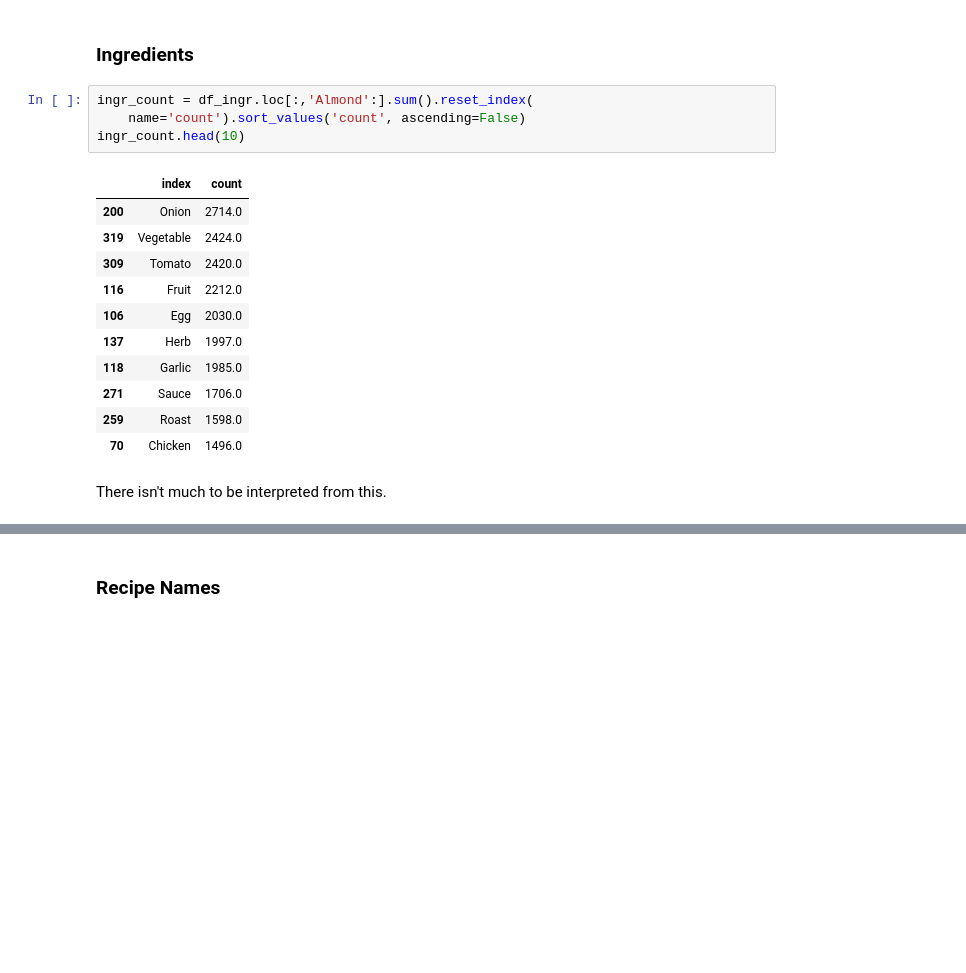
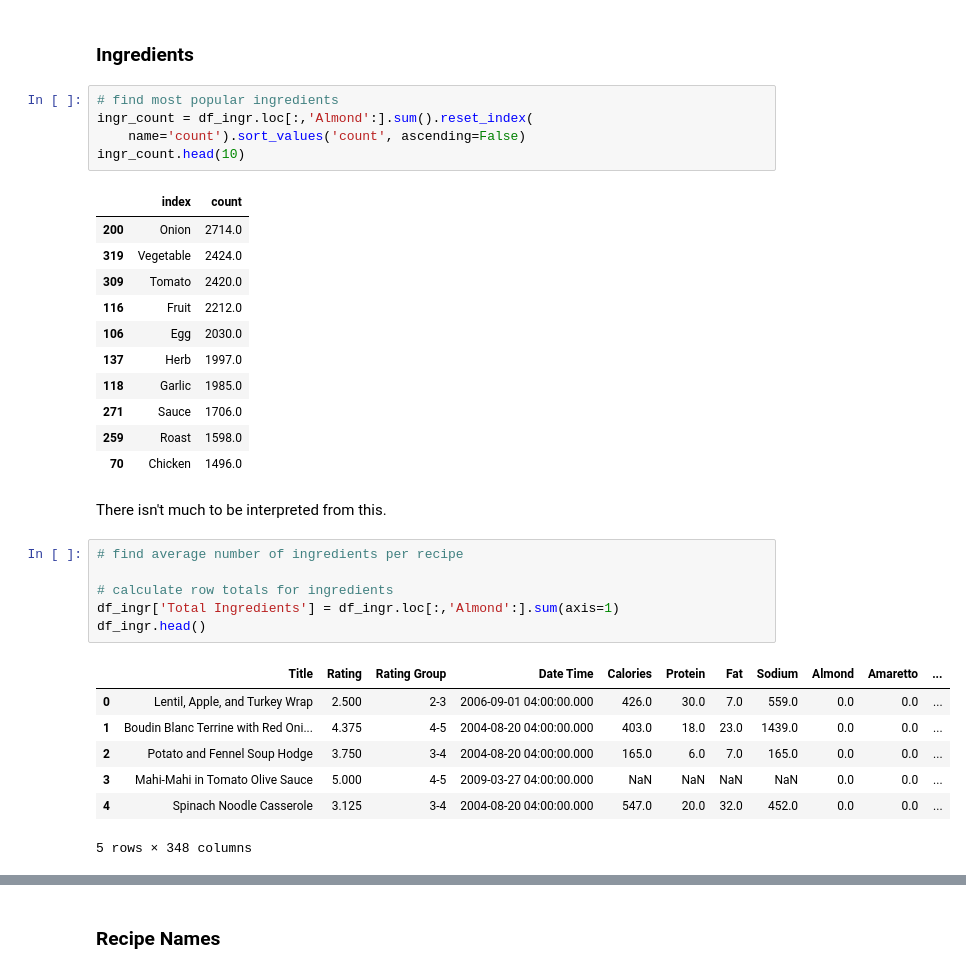
Before and after one commit to isabelvanzijl/Capstone-Project-2, a Jupyter notebook: Exploratory_Data_Analysis.ipynb, the cells around one changed output, grey strips where cells are left out. Saved outputs shown, nothing was run; the diff lists cells and outputs as text; blank space fills up the shorter version.

```diff
--- a/Exploratory_Data_Analysis.ipynb
+++ b/Exploratory_Data_Analysis.ipynb
@@ -245,6 +245,7 @@ I predict that we'll see some clusters emerge based on these category groupings.
 # %% [markdown]
 ### Ingredients
 # %%
+# find most popular ingredients
 ingr_count = df_ingr.loc[:,'Almond':].sum().reset_index(
     name='count').sort_values('count', ascending=False)
 ingr_count.head(10)
@@ -262,3 +263,17 @@ ingr_count.head(10)
 | 70 | Chicken | 1496.0 |
 # %% [markdown]
 There isn't much to be interpreted from this.
+# %%
+# find average number of ingredients per recipe
+
+# calculate row totals for ingredients
+df_ingr['Total Ingredients'] = df_ingr.loc[:,'Almond':].sum(axis=1)
+df_ingr.head()
+# %% [output]
+|  | Title | Rating | Rating Group | Date Time | Calories | Protein | Fat | Sodium | Almond | Amaretto | ... |
+| 0 | Lentil, Apple, and Turkey Wrap | 2.500 | 2-3 | 2006-09-01 04:00:00.000 | 426.0 | 30.0 | 7.0 | 559.0 | 0.0 | 0.0 | ... |
+| 1 | Boudin Blanc Terrine with Red Oni... | 4.375 | 4-5 | 2004-08-20 04:00:00.000 | 403.0 | 18.0 | 23.0 | 1439.0 | 0.0 | 0.0 | ... |
+| 2 | Potato and Fennel Soup Hodge | 3.750 | 3-4 | 2004-08-20 04:00:00.000 | 165.0 | 6.0 | 7.0 | 165.0 | 0.0 | 0.0 | ... |
+| 3 | Mahi-Mahi in Tomato Olive Sauce | 5.000 | 4-5 | 2009-03-27 04:00:00.000 | NaN | NaN | NaN | NaN | 0.0 | 0.0 | ... |
+| 4 | Spinach Noodle Casserole | 3.125 | 3-4 | 2004-08-20 04:00:00.000 | 547.0 | 20.0 | 32.0 | 452.0 | 0.0 | 0.0 | ... |
+5 rows × 348 columns
```
Also changed, not shown: parts of 8 cells of this notebook.
